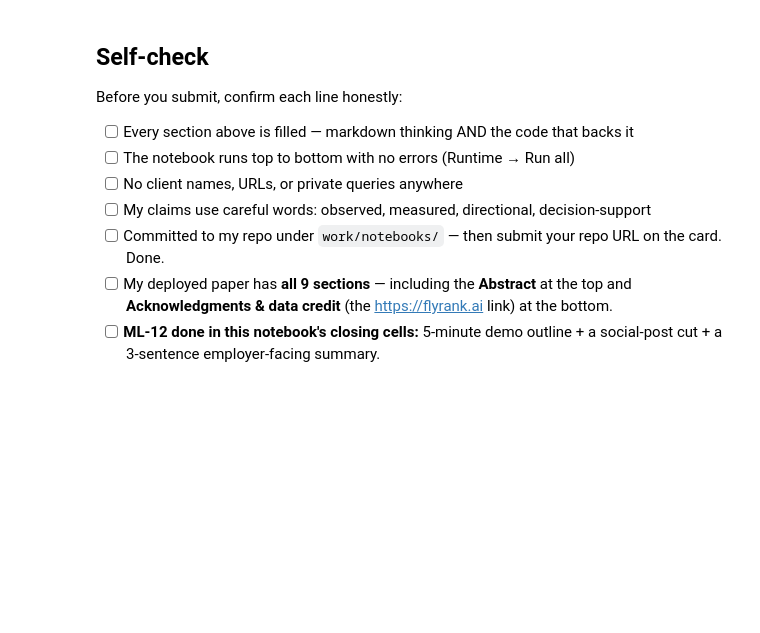
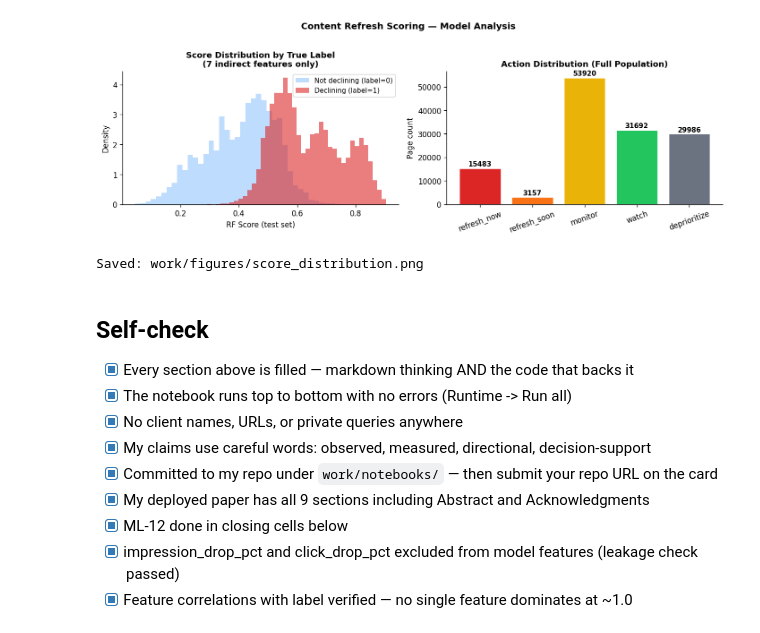
Before and after one commit to mahadumar/flyrank-MLinternship-Assignment-1, a Jupyter notebook: work/notebooks/capstone.ipynb, the cells around one changed output. Drawn from its saved outputs; the diff is of its cells as text; code cells hidden in the pictures; blank space fills up the shorter version.

```diff
--- a/work/notebooks/capstone.ipynb
+++ b/work/notebooks/capstone.ipynb
@@ -36,0 +658,37 @@ This skeleton is yours to fill. Work the sections **in order** — each one has
+# %%
+# CHART 3: Score distribution + action distribution
+fig, axes = plt.subplots(1, 2, figsize=(12, 4))
+
+ax = axes[0]
+ax.hist(rf_scores[y_test==0], bins=40, alpha=0.6, color='#93c5fd', label='Not declining (label=0)', density=True)
+ax.hist(rf_scores[y_test==1], bins=40, alpha=0.6, color='#dc2626', label='Declining (label=1)', density=True)
+ax.set_xlabel('RF Score (test set)', fontsize=10)
+ax.set_ylabel('Density', fontsize=10)
+ax.set_title('Score Distribution by True Label\n(7 indirect features only)', fontsize=11, fontweight='bold')
+ax.legend(fontsize=9)
+ax.spines['top'].set_visible(False)
+ax.spines['right'].set_visible(False)
+
+ax = axes[1]
+action_order  = ['refresh_now', 'refresh_soon', 'monitor', 'watch', 'deprioritize']
+action_colors = ['#dc2626', '#f97316', '#eab308', '#22c55e', '#6b7280']
+ac = queue['action'].value_counts()
+vals = [ac.get(a, 0) for a in action_order]
+bars = ax.bar(action_order, vals, color=action_colors, edgecolor='white', linewidth=1.5)
+for bar, val in zip(bars, vals):
+    ax.text(bar.get_x() + bar.get_width()/2, bar.get_height() + 200,
+            str(val), ha='center', va='bottom', fontsize=9, fontweight='bold')
+ax.set_ylabel('Page count', fontsize=10)
+ax.set_title('Action Distribution (Full Population)', fontsize=11, fontweight='bold')
+ax.tick_params(axis='x', rotation=20)
+ax.spines['top'].set_visible(False)
+ax.spines['right'].set_visible(False)
+
+plt.suptitle('Content Refresh Scoring — Model Analysis', fontsize=12, fontweight='bold', y=1.02)
+plt.tight_layout()
+plt.savefig('work/figures/score_distribution.png', bbox_inches='tight', dpi=150)
+plt.show()
+print('Saved: work/figures/score_distribution.png')
+# %% [output]
+[figure, added]
+Saved: work/figures/score_distribution.png
@@ -37,12 +744,12 @@ This skeleton is yours to fill. Work the sections **in order** — each one has
 # %% [markdown]
 ## Self-check
 
-Before you submit, confirm each line honestly:
-
-- [ ] Every section above is filled — markdown thinking AND the code that backs it
-- [ ] The notebook runs top to bottom with no errors (Runtime → Run all)
-- [ ] No client names, URLs, or private queries anywhere
-- [ ] My claims use careful words: observed, measured, directional, decision-support
-- [ ] Committed to my repo under `work/notebooks/` — then submit your repo URL on the card. Done.
-- [ ] My deployed paper has **all 9 sections** — including the **Abstract** at the top and **Acknowledgments & data credit** (the https://flyrank.ai link) at the bottom.
-- [ ] **ML-12 done in this notebook's closing cells:** 5-minute demo outline + a social-post cut + a 3-sentence employer-facing summary.
+- [x] Every section above is filled — markdown thinking AND the code that backs it
+- [x] The notebook runs top to bottom with no errors (Runtime -> Run all)
+- [x] No client names, URLs, or private queries anywhere
+- [x] My claims use careful words: observed, measured, directional, decision-support
+- [x] Committed to my repo under `work/notebooks/` — then submit your repo URL on the card
+- [x] My deployed paper has all 9 sections including Abstract and Acknowledgments
+- [x] ML-12 done in closing cells below
+- [x] impression_drop_pct and click_drop_pct excluded from model features (leakage check passed)
+- [x] Feature correlations with label verified — no single feature dominates at ~1.0
```
Also changed, not shown: parts of 26 cells of this notebook.
